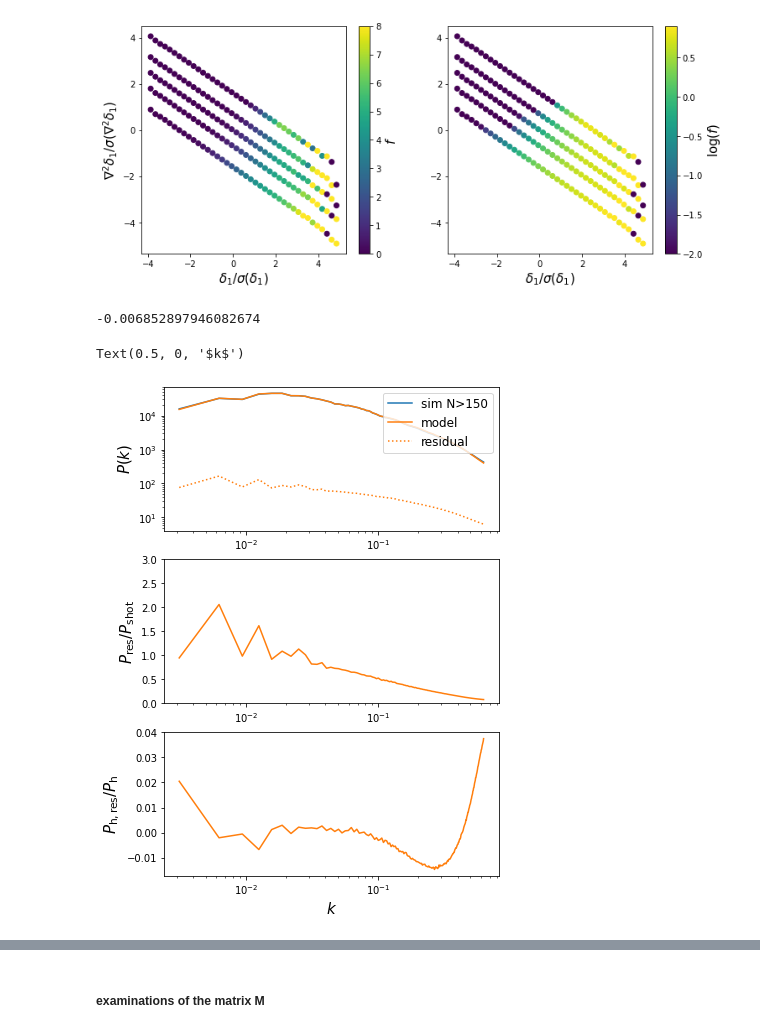
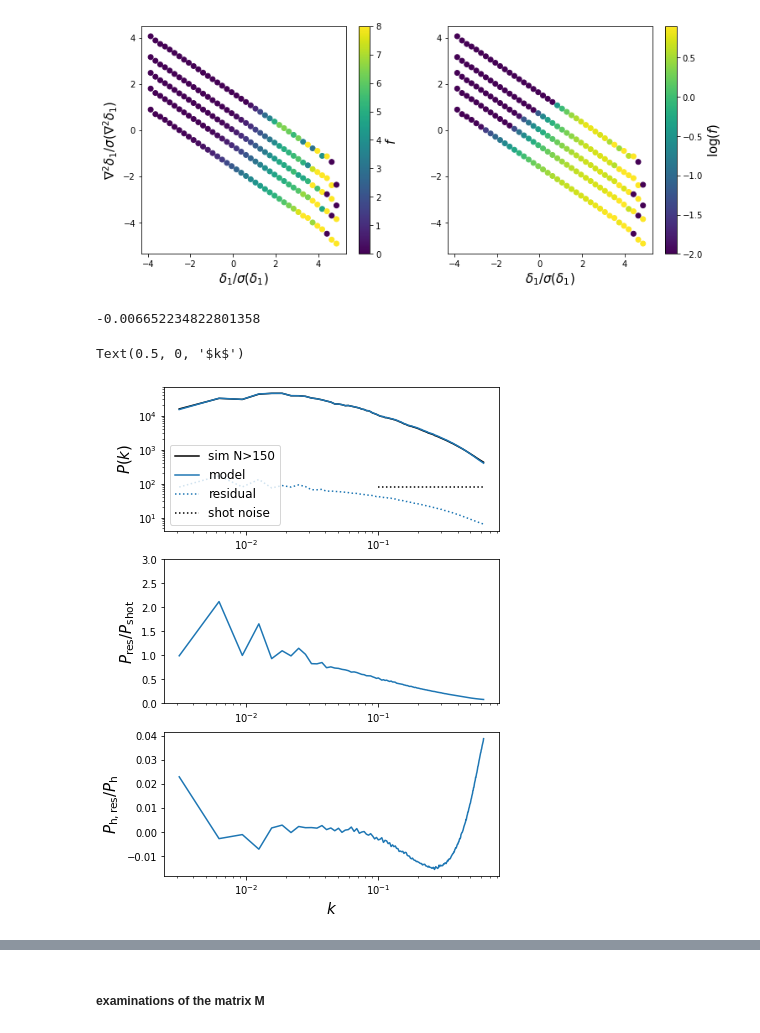
Before and after one commit to xiaohanzai/AbacusLagrangianBias, a Jupyter notebook: AbacusSummit_base_c000_ph006/matrixA/fit_f(delta1,nabla2d1)_z0.5.ipynb, the cells around one changed output, grey strips where cells are left out. Saved outputs shown, nothing was run; the diff lists cells and outputs as text; code cells hidden in the pictures.

```diff
--- a/AbacusSummit_base_c000_ph006/matrixA/fit_f(delta1,nabla2d1)_z0.5.ipynb
+++ b/AbacusSummit_base_c000_ph006/matrixA/fit_f(delta1,nabla2d1)_z0.5.ipynb
@@ -160,7 +218,7 @@ delta_h = delta_h/np.mean(delta_h)-1.
 deltak_h = pyfftw.interfaces.numpy_fft.rfftn(delta_h)
 # %%
 P_shot = boxsize**3/ii_h.sum()
-kvec, Pk_h = calc_powerspectrum(deltak_h, boxsize)
+kvec, Pk_h = calc_powerspectrum(deltak_h, boxsize, ind=_ind, arr=_arr, kbins=_kbins)
 # %% [markdown]
 #### f as a function of delta1 only
 # %%
@@ -363,7 +451,13 @@ M_ = M_tot_
 # %%
+# M_tot = calc_coadded_M(path, Nmesh, interp_method, remove_overlaps=remove_overlaps)
+# M_tot = calc_coadded_M(As=As)
+# M_tot = calc_coadded_M(outpath, Nmesh, interp_method, remove_overlaps=remove_overlaps,
+#                   direct_load=True)
+# M = M_tot
+
 # b_tot = calc_coadded_b(delta_h, path, Nmesh, interp_method, remove_overlaps=remove_overlaps)
 # b_tot = calc_coadded_b(delta_h, As=As, ind_slabs=ind_slabs)
-b_tot = calc_coadded_b(delta_h, outpath, Nmesh, interp_method, remove_overlaps=remove_overlaps,
-                  direct_load=True)
-b = b_tot
+# b_tot = calc_coadded_b(delta_h, outpath, Nmesh, interp_method, remove_overlaps=remove_overlaps,
+#                   direct_load=True)
+# b = b_tot
 # %%
@@ -394,38 +492,39 @@ Text(0, 0.5, '$\\nabla^2\\delta_1/\\sigma(\\nabla^2\\delta_1)$')
 [figure]
 # %%
 # check how this works...
-delta_h_model = np.zeros((Nmesh, Nmesh, Nmesh))
+delta_model = np.zeros((Nmesh, Nmesh, Nmesh))
 for i in range(Nfiles):
     #A, ind_slab = load_matrixA_slab(i, path, Nmesh, interp_method, remove_overlaps=remove_overlaps)
     #A, ind_slab = As[i], ind_slabs[i]
     A, ind_slab = load_matrixA_slab(i, outpath, Nmesh, interp_method,
                                     remove_overlaps=remove_overlaps, direct_load=True)
-    delta_h_model[ind_slab] += np.dot(f_delta1, A).reshape(-1,Nmesh,Nmesh)
-delta_h_model = delta_h_model/(nparticles/ncell) - 1.
-print(np.mean(delta_h_model))
-deltak_h_model = pyfftw.interfaces.numpy_fft.rfftn(delta_h_model)
+    delta_model[ind_slab] += np.dot(f_delta1, A).reshape(-1,Nmesh,Nmesh)
+delta_model = delta_model/(nparticles/ncell) - 1.
+print(np.mean(delta_model))
+deltak_model = pyfftw.interfaces.numpy_fft.rfftn(delta_model)
 # %% [output]
--0.006852897946082674
+-0.006652234822801358
 # %%
-kvec, Pk_h_model = calc_powerspectrum(deltak_h_model, boxsize)
-Pk_res = calc_powerspectrum(deltak_h-deltak_h_model, boxsize)[1]
-Pk_res_h = calc_powerspectrum(deltak_h-deltak_h_model, boxsize, grid2=deltak_h)[1]
+kvec, Pk_model = calc_powerspectrum(deltak_model, boxsize, ind=_ind, arr=_arr, kbins=_kbins)
+Pk_res = calc_powerspectrum(deltak_h-deltak_model, boxsize, ind=_ind, arr=_arr, kbins=_kbins)[1]
+Pk_res_h = calc_powerspectrum(deltak_h-deltak_model, boxsize, grid2=deltak_h, ind=_ind, arr=_arr, kbins=_kbins)[1]
 # %%
 plt.figure(figsize=(6,9))
 plt.subplot(311)
-plt.loglog(kvec, Pk_h, label='sim N>150')
-plt.loglog(kvec, Pk_h_model, label='model')
-plt.loglog(kvec, Pk_res, 'tab:orange', linestyle=':', label='residual')
+plt.loglog(kvec, Pk_h, 'k', label='sim N>150')
+plt.loglog(kvec, Pk_model, label='model')
+plt.loglog(kvec, Pk_res, 'tab:blue', linestyle=':', label='residual')
+plt.loglog([0.1, kvec[-1]], [P_shot, P_shot], 'k:', label='shot noise')
 plt.ylabel(r'$P(k)$', fontsize=15)
-plt.legend(fontsize=12, loc=1)
+plt.legend(fontsize=12)
 plt.subplot(312)
-plt.semilogx(kvec, Pk_res/P_shot, 'tab:orange')
+plt.semilogx(kvec, Pk_res/P_shot)
 plt.ylim(0, 3)
 plt.ylabel(r'$P_{\rm res}/P_{\rm shot}$', fontsize=15)
 plt.subplot(313)
-plt.semilogx(kvec, Pk_res_h/Pk_h, 'tab:orange')
+plt.semilogx(kvec, Pk_res_h/Pk_h)
 plt.ylabel(r'$P_{\rm h, res}/P_{\rm h}$', fontsize=15)
 plt.xlabel(r'$k$', fontsize=15)
 # %% [output]
 Text(0.5, 0, '$k$')
-[figure, old version]
+[figure, new version]
```
Also changed, not shown: parts of 36 cells of this notebook, 3 other files.
